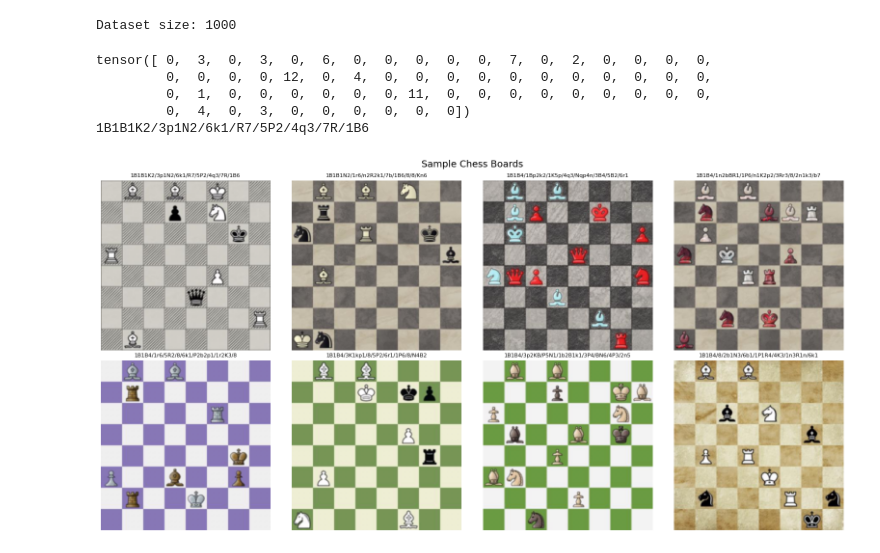
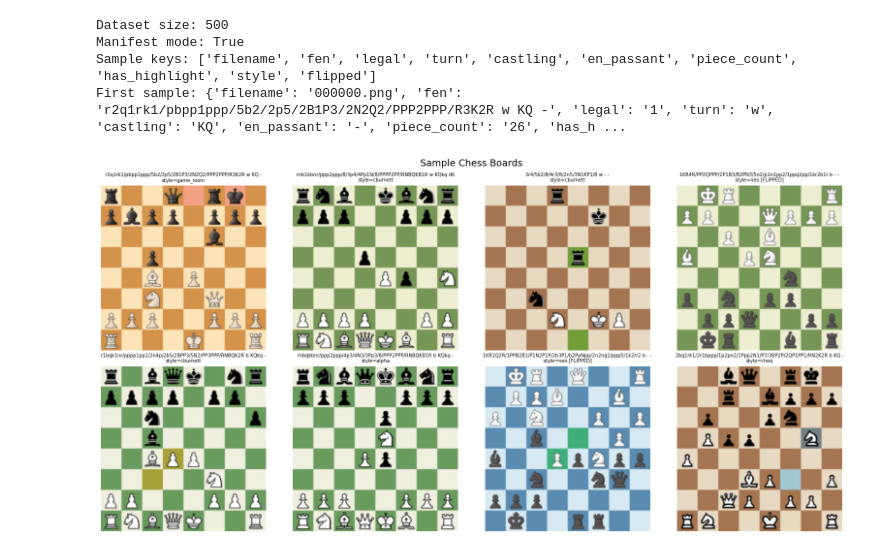
Before and after one commit to cloudui/chess-vision, a Jupyter notebook: visualize.ipynb, the cells around one changed output. Cells and saved outputs as stored; diff of their text form; code cells hidden in the pictures.

```diff
--- a/visualize.ipynb
+++ b/visualize.ipynb
@@ -6,39 +8,45 @@ from dataset import ChessDataset, INDEX_TO_PIECE, filename_to_fen
 # %%
-# Load a small subset without normalization so we can display raw images
+# Load dataset without normalization so we can display raw images
+TRAIN_DIR = "data/train"
+MAX_SAMPLES = 500  # keep it fast for visualization
+
 raw_transform = transforms.Compose([
     transforms.Resize((224, 224)),
     transforms.ToTensor(),
 ])
-dataset = ChessDataset("kaggle/train", max_samples=1000, transform=raw_transform)
+dataset = ChessDataset(TRAIN_DIR, max_samples=MAX_SAMPLES, transform=raw_transform)
 print(f"Dataset size: {len(dataset)}")
+print(f"Manifest mode: {dataset.use_manifest}")
+if dataset.use_manifest:
+    sample = dataset.samples[0]
+    print(f"Sample keys: {list(sample.keys())}")
+    print(f"First sample: {sample}")
 # %% [output]
-Dataset size: 1000
+Dataset size: 500
+Manifest mode: True
+Sample keys: ['filename', 'fen', 'legal', 'turn', 'castling', 'en_passant', 'piece_count', 'has_highlight', 'style', 'flipped']
+First sample: {'filename': '000000.png', 'fen': 'r2q1rk1/pbpp1ppp/5b2/2p5/2B1P3/2N2Q2/PPP2PPP/R3K2R w KQ -', 'legal': '1', 'turn': 'w', 'castling': 'KQ', 'en_passant': '-', 'piece_count': '26', 'has_h ...
-# %%
-
-i1, l1 = dataset[0]
-fen = filename_to_fen(dataset.filenames[0])
-print(l1)
-print(fen)
-# %% [output]
-tensor([ 0,  3,  0,  3,  0,  6,  0,  0,  0,  0,  0,  7,  0,  2,  0,  0,  0,  0,
-         0,  0,  0,  0, 12,  0,  4,  0,  0,  0,  0,  0,  0,  0,  0,  0,  0,  0,
-         0,  1,  0,  0,  0,  0,  0,  0, 11,  0,  0,  0,  0,  0,  0,  0,  0,  0,
-         0,  4,  0,  3,  0,  0,  0,  0,  0,  0])
-1B1B1K2/3p1N2/6k1/R7/5P2/4q3/7R/1B6
 # %%
-# Show a grid of sample boards with their FEN strings
+# Show a grid of sample boards with FEN, turn, and castling
 fig, axes = plt.subplots(2, 4, figsize=(16, 8))
 for i, ax in enumerate(axes.flat):
     image, labels = dataset[i]
-    fen = filename_to_fen(dataset.filenames[i])
-    ax.imshow(image.permute(1, 2, 0))  # CHW -> HWC
-    ax.set_title(fen, fontsize=8)
+    meta = dataset.get_metadata(i)
+    fen = meta.get("fen", "?")
+    style = meta.get("style", "?")
+    flipped = meta.get("flipped", "0") == "1"
+
+    ax.imshow(image.permute(1, 2, 0))
+    title = f"{fen}\nstyle={style}"
+    if flipped:
+        title += " [FLIPPED]"
+    ax.set_title(title, fontsize=7)
     ax.axis("off")
 plt.suptitle("Sample Chess Boards", fontsize=14)
 plt.tight_layout()
 plt.show()
 # %% [output]
-[figure, old version]
+[figure, new version]
 # %%
 # Visualize one board with piece labels overlaid on each square
 def show_board_with_labels(dataset, idx):
```
Also changed, not shown: parts of 6 cells of this notebook, 5 other files.
